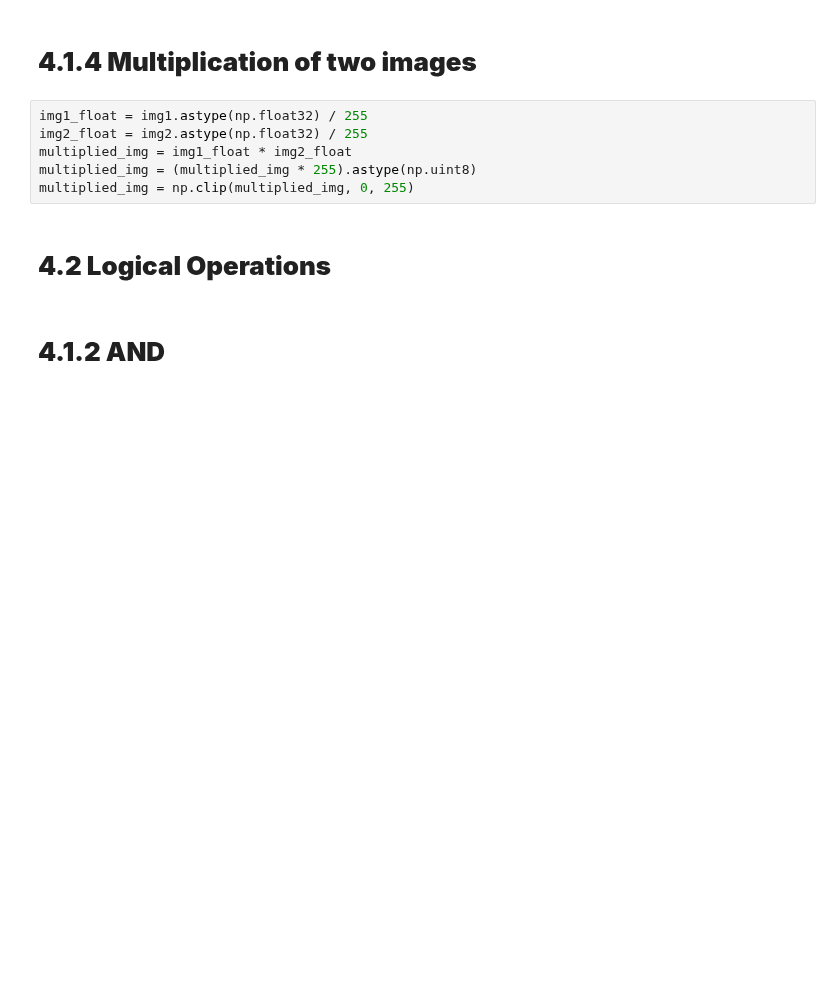
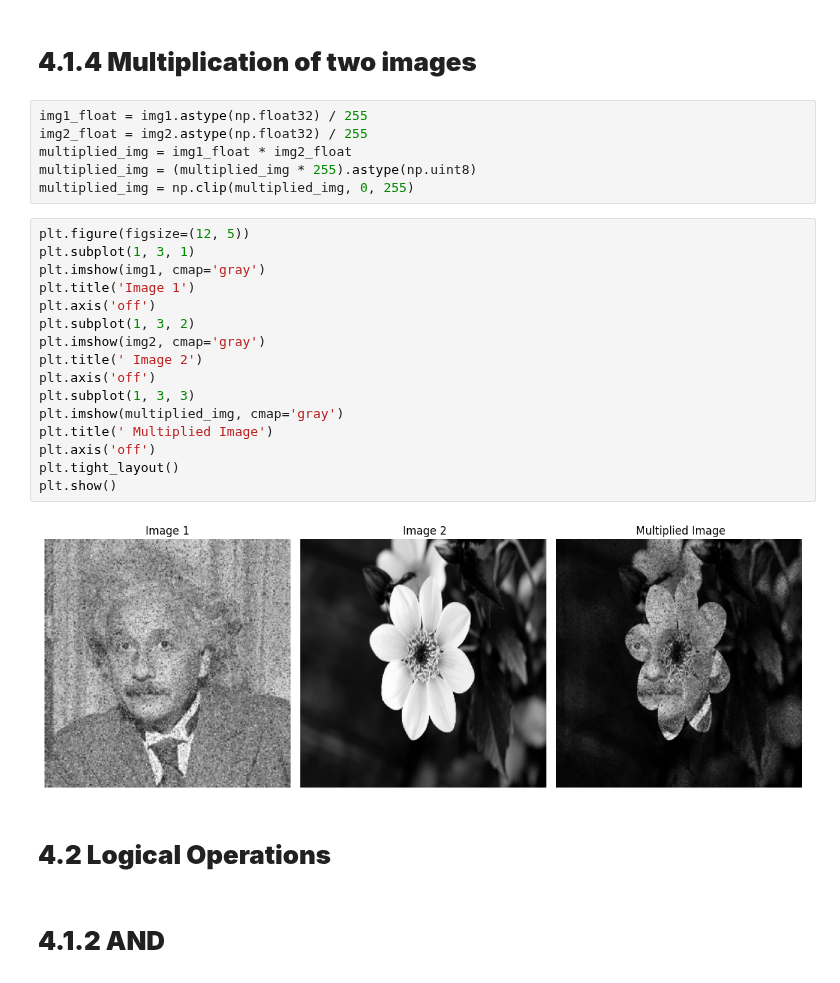
Before and after one commit to avashkharel7/IPPR, a Jupyter notebook: lab4-arithmethic-logical-and-set-operations.ipynb, the cells around one changed output. Drawn from its saved outputs; the diff is of its cells as text; blank space fills up the shorter version.

```diff
--- a/lab4-arithmethic-logical-and-set-operations.ipynb
+++ b/lab4-arithmethic-logical-and-set-operations.ipynb
@@ -31,6 +82,24 @@ img2_float = img2.astype(np.float32) / 255
 multiplied_img = img1_float * img2_float
 multiplied_img = (multiplied_img * 255).astype(np.uint8)
 multiplied_img = np.clip(multiplied_img, 0, 255)
+# %%
+plt.figure(figsize=(12, 5))
+plt.subplot(1, 3, 1)
+plt.imshow(img1, cmap='gray')
+plt.title('Image 1')
+plt.axis('off')
+plt.subplot(1, 3, 2)
+plt.imshow(img2, cmap='gray')
+plt.title(' Image 2')
+plt.axis('off')
+plt.subplot(1, 3, 3)
+plt.imshow(multiplied_img, cmap='gray')
+plt.title(' Multiplied Image')
+plt.axis('off')
+plt.tight_layout()
+plt.show()
+# %% [output]
+[figure, added]
 # %% [markdown]
 # **4.2 Logical Operations**
 # %% [markdown]
```
Also changed, not shown: parts of 11 cells of this notebook.
